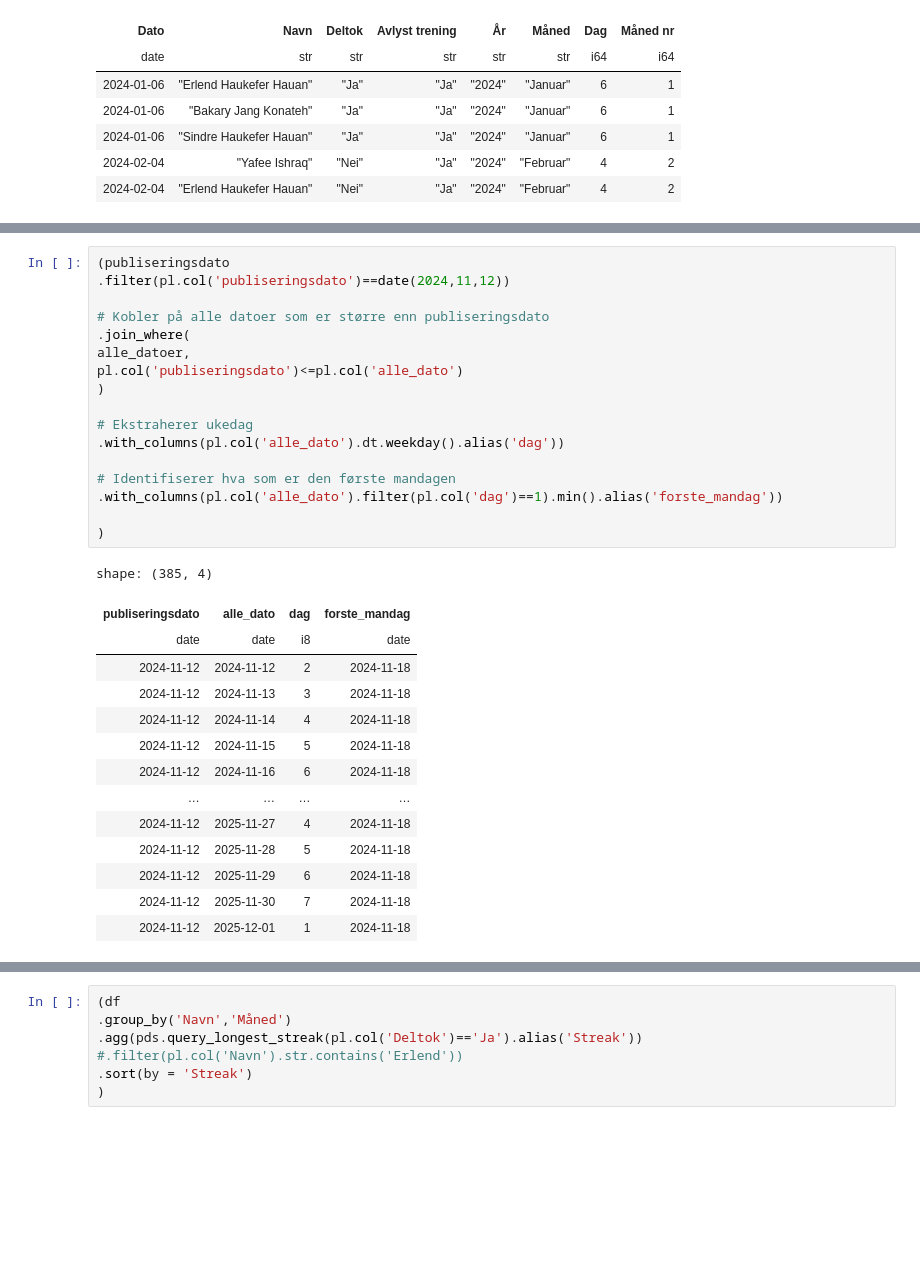
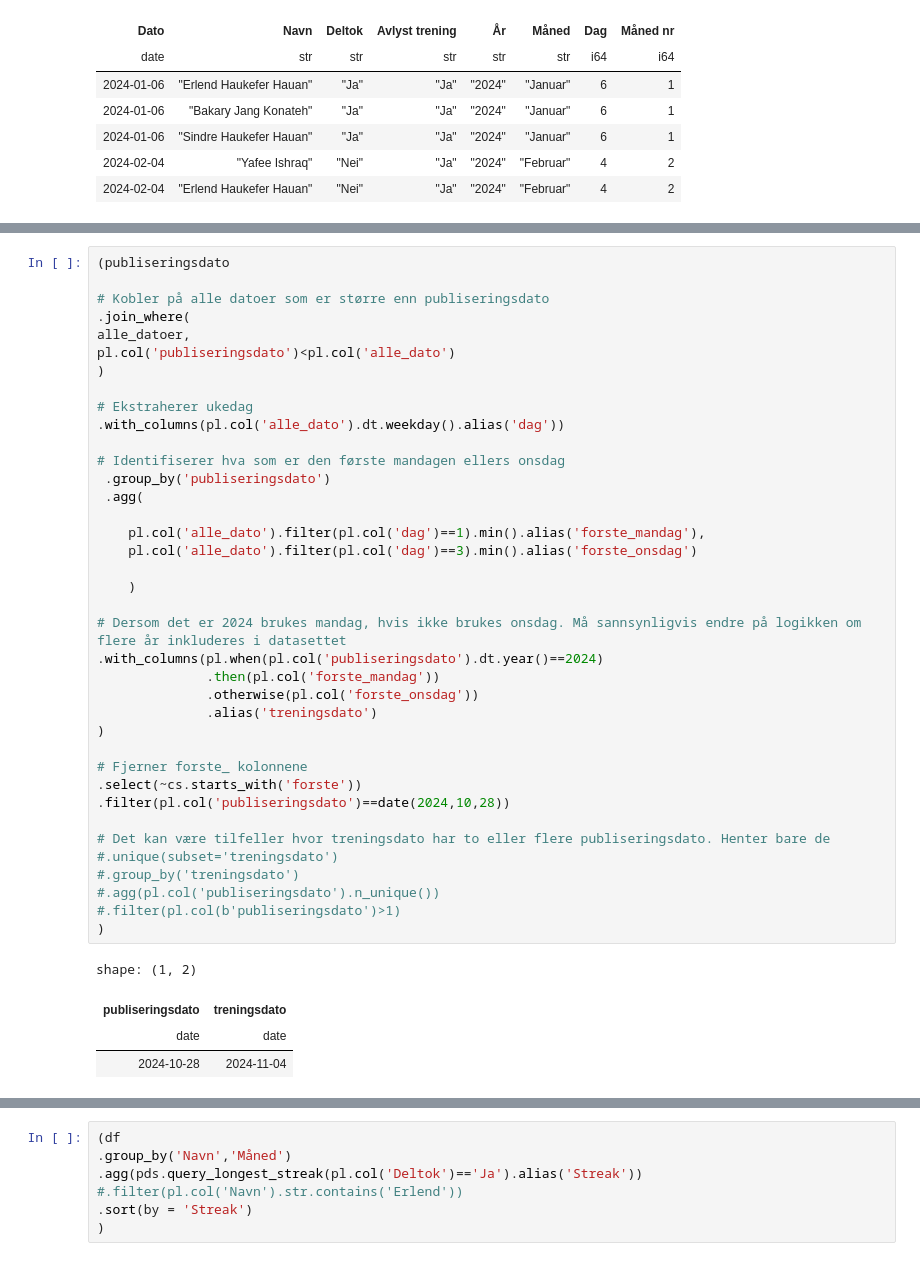
Before and after one commit to PolarsDude/treningsstatistikk-, a Jupyter notebook: test_fil.ipynb, the cells around one changed output, grey strips where cells are left out. Saved outputs shown, nothing was run; the diff lists cells and outputs as text; blank space fills up the shorter version.

Commit message:
Oppdatert en feil i datasettet, samt skrevet logikk for å finne første mandagen eller onsdagen etter publiseringsdato

```diff
--- a/test_fil.ipynb
+++ b/test_fil.ipynb
@@ -51,32 +42,43 @@ shape: (54, 1)
 # %%
 (publiseringsdato
-.filter(pl.col('publiseringsdato')==date(2024,11,12))
 
 # Kobler på alle datoer som er større enn publiseringsdato
 .join_where(
 alle_datoer,
-pl.col('publiseringsdato')<=pl.col('alle_dato')
+pl.col('publiseringsdato')<pl.col('alle_dato')
 )
 
 # Ekstraherer ukedag
 .with_columns(pl.col('alle_dato').dt.weekday().alias('dag'))
 
-# Identifiserer hva som er den første mandagen
-.with_columns(pl.col('alle_dato').filter(pl.col('dag')==1).min().alias('forste_mandag'))
+# Identifiserer hva som er den første mandagen ellers onsdag
+ .group_by('publiseringsdato')
+ .agg(
 
+    pl.col('alle_dato').filter(pl.col('dag')==1).min().alias('forste_mandag'),
+    pl.col('alle_dato').filter(pl.col('dag')==3).min().alias('forste_onsdag')
+
+    )
+
+# Dersom det er 2024 brukes mandag, hvis ikke brukes onsdag. Må sannsynligvis endre på logikken om flere år inkluderes i datasettet
+.with_columns(pl.when(pl.col('publiseringsdato').dt.year()==2024)
+              .then(pl.col('forste_mandag'))
+              .otherwise(pl.col('forste_onsdag'))
+              .alias('treningsdato')
 )
+
+# Fjerner forste_ kolonnene
+.select(~cs.starts_with('forste'))
+.filter(pl.col('publiseringsdato')==date(2024,10,28))
+
+# Det kan være tilfeller hvor treningsdato har to eller flere publiseringsdato. Henter bare de
+#.unique(subset='treningsdato')
+#.group_by('treningsdato')
+#.agg(pl.col('publiseringsdato').n_unique())
+#.filter(pl.col(b'publiseringsdato')>1)
+)
 # %% [output]
-shape: (385, 4)
+shape: (1, 2)
-| publiseringsdato | alle_dato | dag | forste_mandag |
-| date | date | i8 | date |
-| 2024-11-12 | 2024-11-12 | 2 | 2024-11-18 |
-| 2024-11-12 | 2024-11-13 | 3 | 2024-11-18 |
-| 2024-11-12 | 2024-11-14 | 4 | 2024-11-18 |
-| 2024-11-12 | 2024-11-15 | 5 | 2024-11-18 |
-| 2024-11-12 | 2024-11-16 | 6 | 2024-11-18 |
-| … | … | … | … |
-| 2024-11-12 | 2025-11-27 | 4 | 2024-11-18 |
-| 2024-11-12 | 2025-11-28 | 5 | 2024-11-18 |
-| 2024-11-12 | 2025-11-29 | 6 | 2024-11-18 |
-| 2024-11-12 | 2025-11-30 | 7 | 2024-11-18 |
-| 2024-11-12 | 2025-12-01 | 1 | 2024-11-18 |
+| publiseringsdato | treningsdato |
+| date | date |
+| 2024-10-28 | 2024-11-04 |
```
Also changed, not shown: parts of 3 cells of this notebook, 1 other file.
